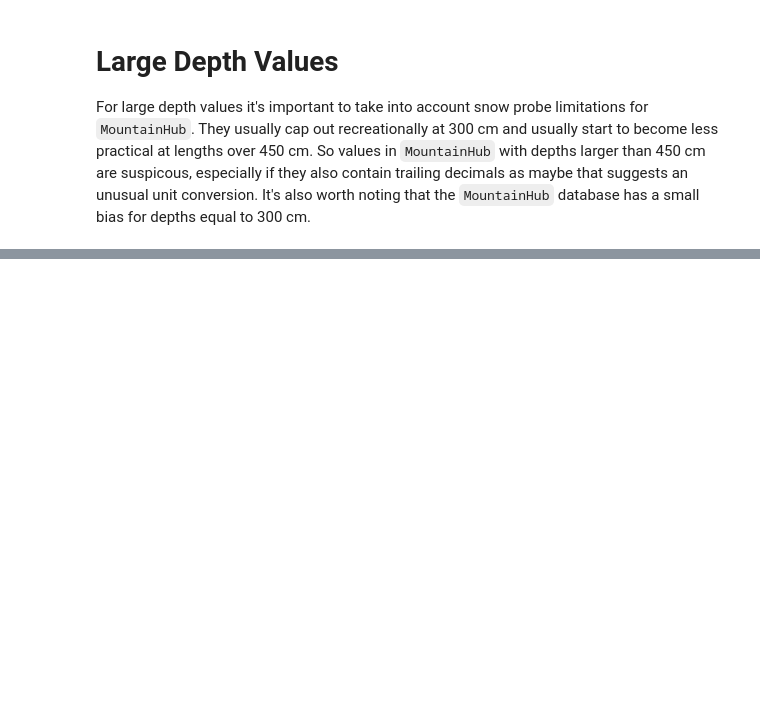
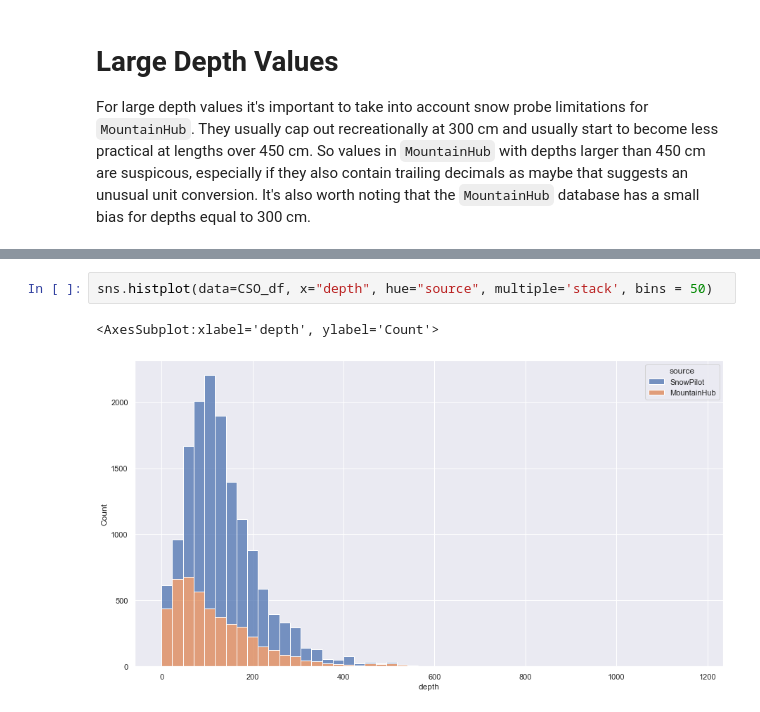
Before and after one commit to kamranwithak/CSOQaQc, a Jupyter notebook: CSOAnalysis.ipynb, the cells around one changed output, grey strips where cells are left out. Drawn from its saved outputs; the diff is of its cells as text; blank space fills up the shorter version.

```diff
--- a/CSOAnalysis.ipynb
+++ b/CSOAnalysis.ipynb
@@ -220,0 +338,5 @@ For large depth values it's important to take into account snow probe limitation
+# %%
+sns.histplot(data=CSO_df, x="depth", hue="source", multiple='stack', bins = 50)
+# %% [output]
+<AxesSubplot:xlabel='depth', ylabel='Count'>
+[figure, added]
```
Also changed, not shown: parts of 24 cells of this notebook.
